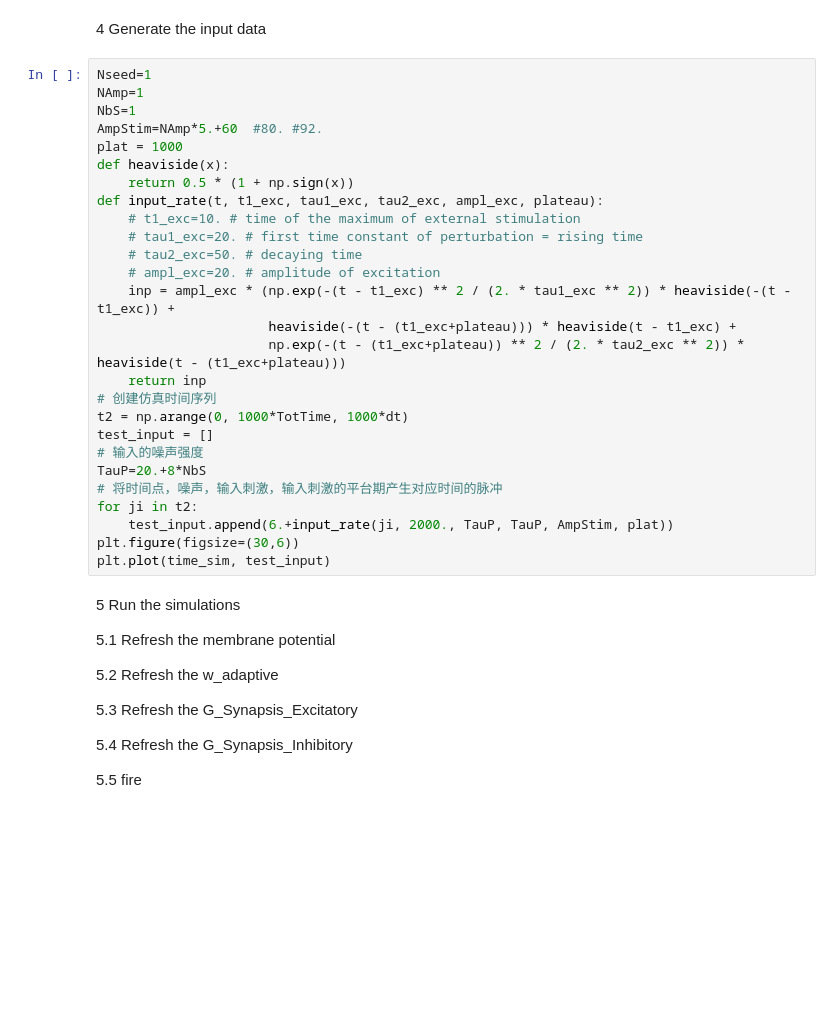
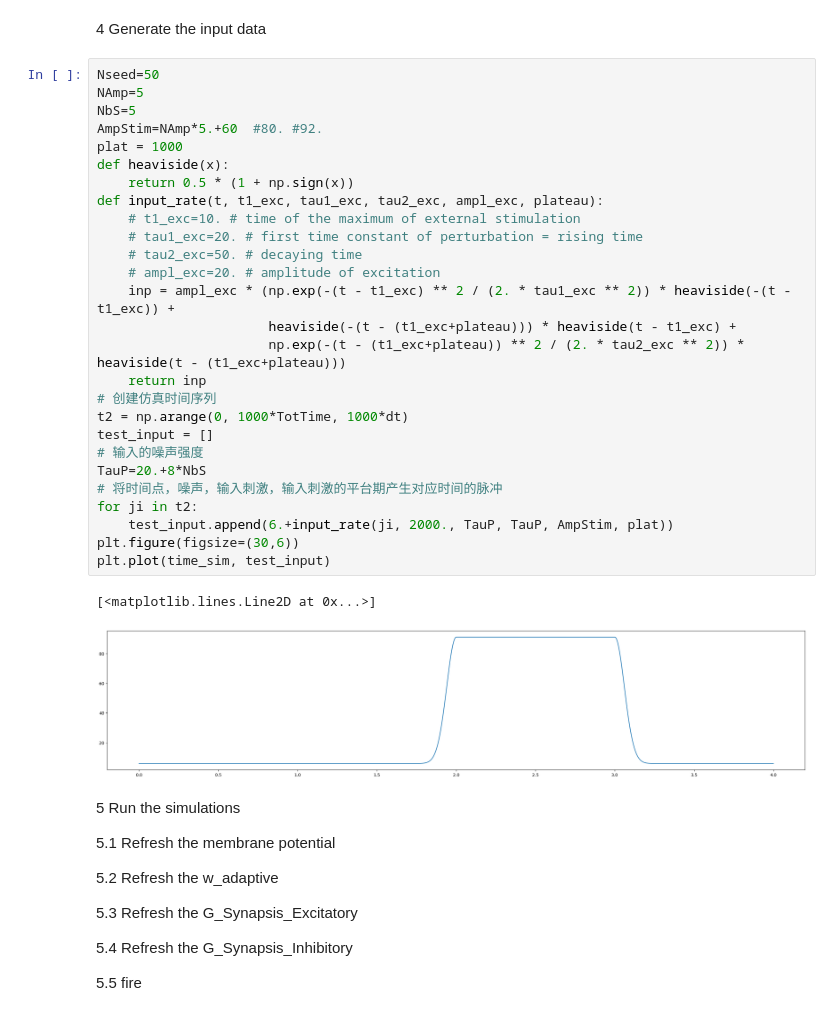
Before and after one commit to RogersSccot/17_BBQ, a Jupyter notebook: Seizure_Ref/My_AdEx_Network.ipynb, the cells around one changed output. Saved outputs shown, nothing was run; the diff lists cells and outputs as text; blank space fills up the shorter version.

```diff
--- a/Seizure_Ref/My_AdEx_Network.ipynb
+++ b/Seizure_Ref/My_AdEx_Network.ipynb
@@ -212,32 +210,35 @@ for neuron_front in P2_Group:
 # %% [markdown]
 4 Generate the input data
 # %%
-Nseed=1
-NAmp=1
-NbS=1
+Nseed=50
+NAmp=5
+NbS=5
 AmpStim=NAmp*5.+60  #80. #92.
 plat = 1000
 def heaviside(x):
     return 0.5 * (1 + np.sign(x))
 def input_rate(t, t1_exc, tau1_exc, tau2_exc, ampl_exc, plateau):
     # t1_exc=10. # time of the maximum of external stimulation
     # tau1_exc=20. # first time constant of perturbation = rising time
     # tau2_exc=50. # decaying time
     # ampl_exc=20. # amplitude of excitation
     inp = ampl_exc * (np.exp(-(t - t1_exc) ** 2 / (2. * tau1_exc ** 2)) * heaviside(-(t - t1_exc)) +
                       heaviside(-(t - (t1_exc+plateau))) * heaviside(t - t1_exc) +
                       np.exp(-(t - (t1_exc+plateau)) ** 2 / (2. * tau2_exc ** 2)) * heaviside(t - (t1_exc+plateau)))
     return inp
 # 创建仿真时间序列
 t2 = np.arange(0, 1000*TotTime, 1000*dt)
 test_input = []
 # 输入的噪声强度
 TauP=20.+8*NbS
 # 将时间点，噪声，输入刺激，输入刺激的平台期产生对应时间的脉冲
 for ji in t2:
     test_input.append(6.+input_rate(ji, 2000., TauP, TauP, AmpStim, plat))
 plt.figure(figsize=(30,6))
 plt.plot(time_sim, test_input)
+# %% [output]
+[<matplotlib.lines.Line2D at 0x...>]
+[figure, added]
 # %% [markdown]
 5 Run the simulations
 
```
Also changed, not shown: parts of 10 cells of this notebook, 1 other file.
